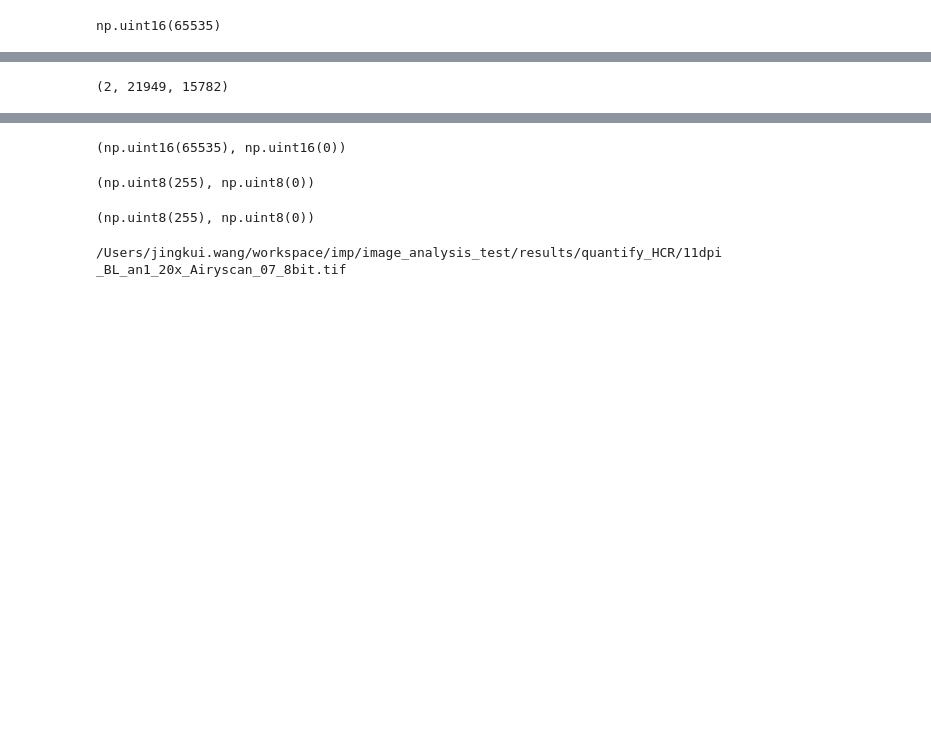
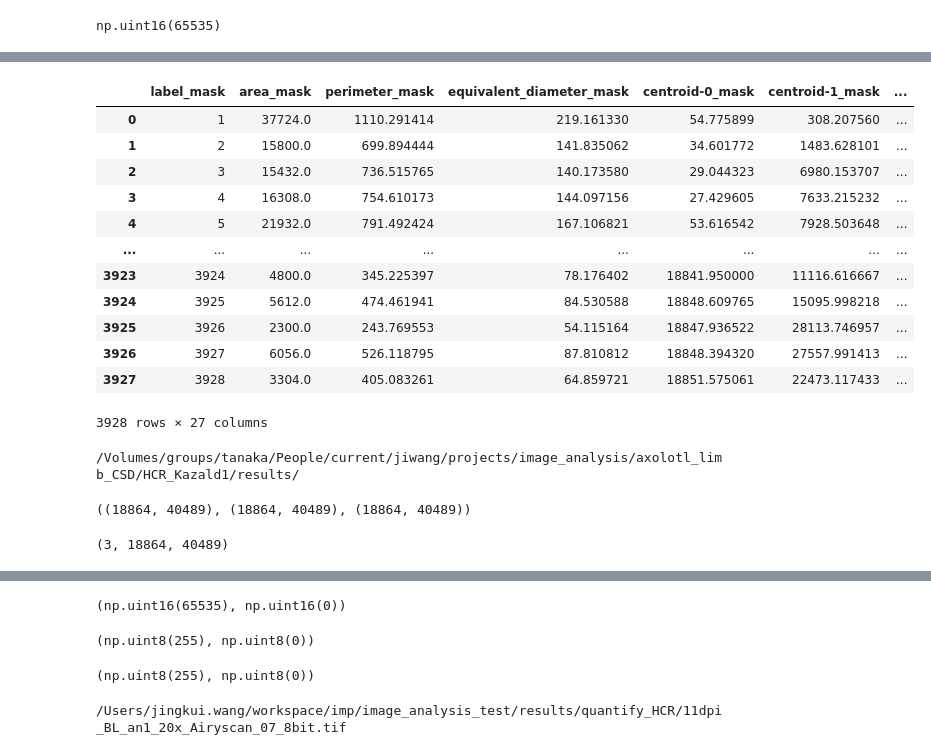
Before and after one commit to lengfei5/image_analysis_test, a Jupyter notebook: scripts/test_quantifyingHCR_axolotlLimb_CSD.ipynb, the cells around one changed output, grey strips where cells are left out. Cells and saved outputs as stored; diff of their text form; code cells hidden in the pictures; blank space fills up the shorter version.

Commit message:
save the illastik analysis and also the HCR quantification

```diff
--- a/scripts/test_quantifyingHCR_axolotlLimb_CSD.ipynb
+++ b/scripts/test_quantifyingHCR_axolotlLimb_CSD.ipynb
@@ -142,0 +182,56 @@ plt.imshow(dapi, cmap='gray')
+# %%
+## C1
+props_C1 = measure.regionprops_table(
+    labels_mask,
+    intensity_image = hcr,
+    properties=('intensity_max', 'intensity_mean', 'intensity_min', 'intensity_std'),
+)
+props_C1 = pd.DataFrame(props_C1)
+props_C1 = props_C1.add_suffix('_hcr')
+
+## C2
+props_C2 = measure.regionprops_table(
+    labels_mask,
+    intensity_image = cellmarker,
+    properties=('intensity_max', 'intensity_mean', 'intensity_min', 'intensity_std'),
+)
+props_C2 = pd.DataFrame(props_C2)
+props_C2 = props_C2.add_suffix('_cellmarker')
+
+props_C3 = measure.regionprops_table(
+    labels_mask,
+    intensity_image = lnpGFP,
+    properties=('intensity_max', 'intensity_mean', 'intensity_min', 'intensity_std'),
+)
+props_C3 = pd.DataFrame(props_C3)
+props_C3 = props_C3.add_suffix('_lnpGFP')
+
+props_C4 = measure.regionprops_table(
+    labels_mask,
+    intensity_image = dapi,
+    properties=('intensity_max', 'intensity_mean', 'intensity_min', 'intensity_std'),
+)
+props_C4 = pd.DataFrame(props_C4)
+props_C4 = props_C4.add_suffix('_dapi')
+# %%
+df = pd.concat([props_mask, props_C1, props_C2, props_C3, props_C4], axis=1)
+# %%
+df
+# %% [output]
+|  | label_mask | area_mask | perimeter_mask | equivalent_diameter_mask | centroid-0_mask | centroid-1_mask | ... |
+| 0 | 1 | 37724.0 | 1110.291414 | 219.161330 | 54.775899 | 308.207560 | ... |
+| 1 | 2 | 15800.0 | 699.894444 | 141.835062 | 34.601772 | 1483.628101 | ... |
+| 2 | 3 | 15432.0 | 736.515765 | 140.173580 | 29.044323 | 6980.153707 | ... |
+| 3 | 4 | 16308.0 | 754.610173 | 144.097156 | 27.429605 | 7633.215232 | ... |
+| 4 | 5 | 21932.0 | 791.492424 | 167.106821 | 53.616542 | 7928.503648 | ... |
+| ... | ... | ... | ... | ... | ... | ... | ... |
+| 3923 | 3924 | 4800.0 | 345.225397 | 78.176402 | 18841.950000 | 11116.616667 | ... |
+| 3924 | 3925 | 5612.0 | 474.461941 | 84.530588 | 18848.609765 | 15095.998218 | ... |
+| 3925 | 3926 | 2300.0 | 243.769553 | 54.115164 | 18847.936522 | 28113.746957 | ... |
+| 3926 | 3927 | 6056.0 | 526.118795 | 87.810812 | 18848.394320 | 27557.991413 | ... |
+| 3927 | 3928 | 3304.0 | 405.083261 | 64.859721 | 18851.575061 | 22473.117433 | ... |
+3928 rows × 27 columns
+# %%
+print(outDir)
+# %% [output]
+/Volumes/groups/tanaka/People/current/jiwang/projects/image_analysis/axolotl_limb_CSD/HCR_Kazald1/results/
@@ -143,2 +241,6 @@ plt.imshow(dapi, cmap='gray')
+# %%
+labels_mask.shape, cellmarker.shape, dapi.shape
+# %% [output]
+((18864, 40489), (18864, 40489), (18864, 40489))
 # %%
 # Stack them into a (channels, height, width) image
@@ -146,4 +248,4 @@ two_channel_image = np.stack([cellmarker, dapi], axis=0)
 # %%
-two_channel_image.shape
+three_channel_image.shape
 # %% [output]
-(2, 21949, 15782)
+(3, 18864, 40489)
```
Also changed, not shown: parts of 26 cells of this notebook, 2 other files.
